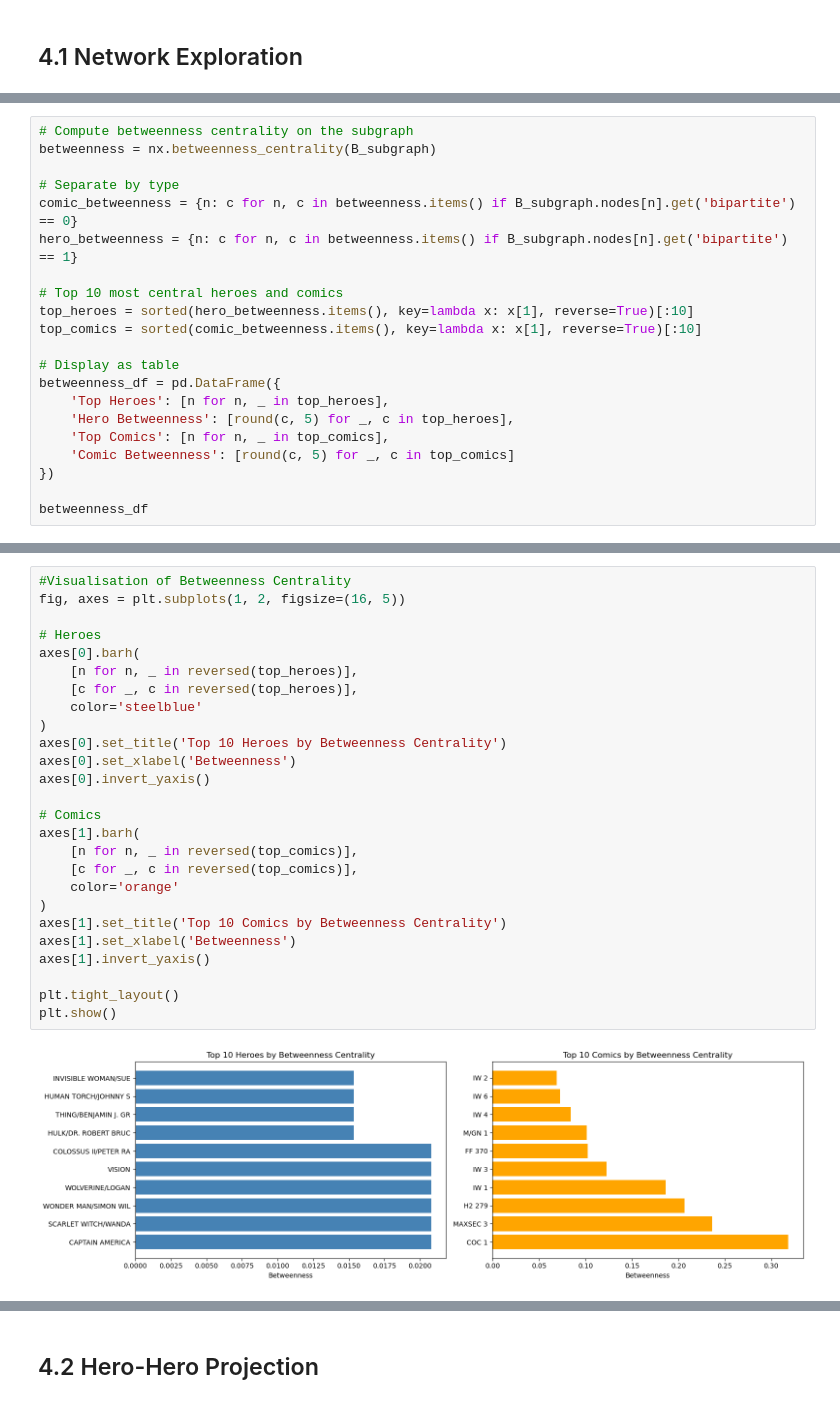
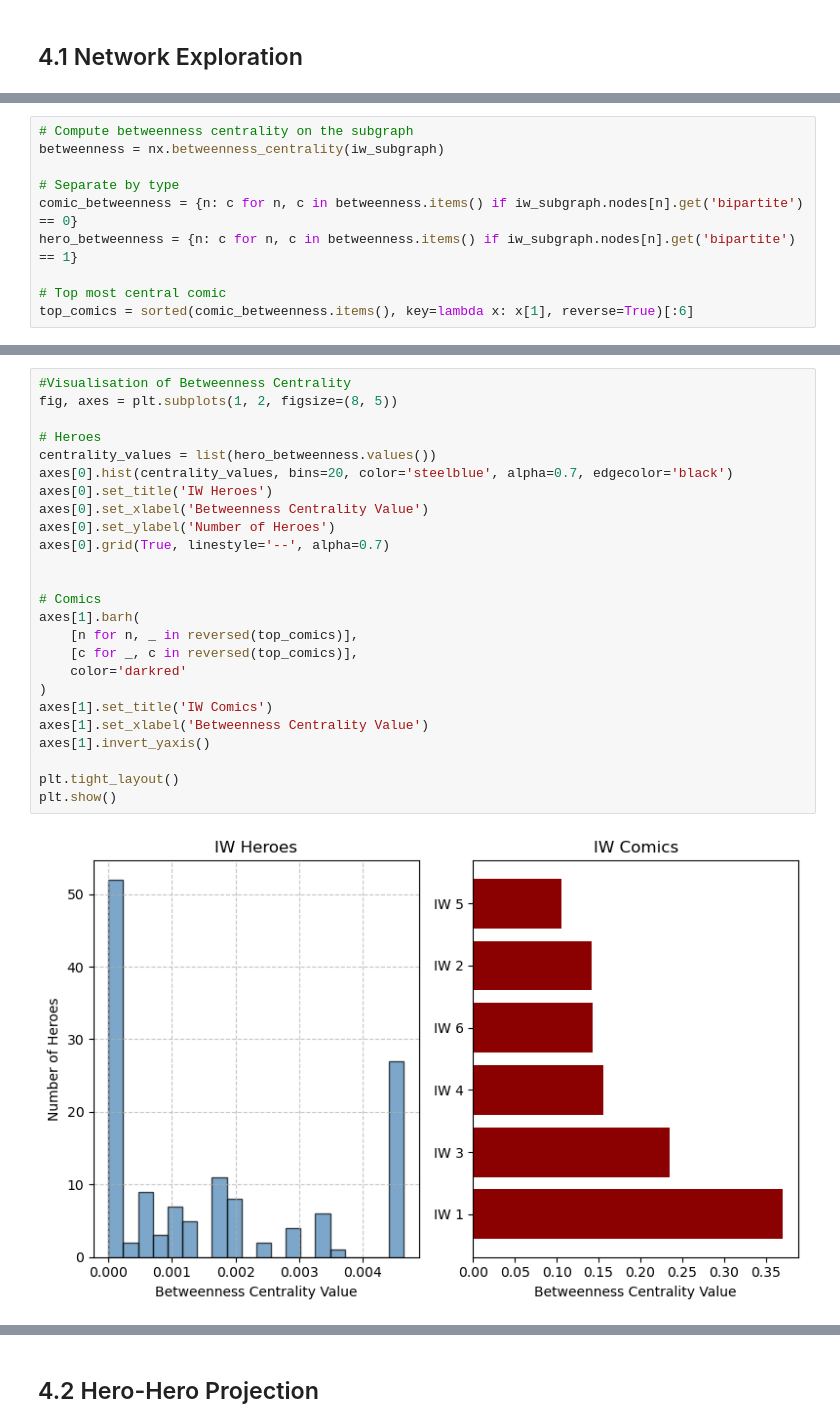
Before and after one commit to Konpyuuta/social-media-analytics, a Jupyter notebook: final_marvel_project.ipynb, the cells around one changed output, grey strips where cells are left out. Drawn from its saved outputs; the diff is of its cells as text.

```diff
--- a/final_marvel_project.ipynb
+++ b/final_marvel_project.ipynb
@@ -694,21 +813,10 @@ plt.show()
 # %%
 # Compute betweenness centrality on the subgraph
-betweenness = nx.betweenness_centrality(B_subgraph)
+betweenness = nx.betweenness_centrality(iw_subgraph)
 
 # Separate by type
-comic_betweenness = {n: c for n, c in betweenness.items() if B_subgraph.nodes[n].get('bipartite') == 0}
-hero_betweenness = {n: c for n, c in betweenness.items() if B_subgraph.nodes[n].get('bipartite') == 1}
+comic_betweenness = {n: c for n, c in betweenness.items() if iw_subgraph.nodes[n].get('bipartite') == 0}
+hero_betweenness = {n: c for n, c in betweenness.items() if iw_subgraph.nodes[n].get('bipartite') == 1}
 
-# Top 10 most central heroes and comics
-top_heroes = sorted(hero_betweenness.items(), key=lambda x: x[1], reverse=True)[:10]
-top_comics = sorted(comic_betweenness.items(), key=lambda x: x[1], reverse=True)[:10]
-
-# Display as table
-betweenness_df = pd.DataFrame({
-    'Top Heroes': [n for n, _ in top_heroes],
-    'Hero Betweenness': [round(c, 5) for _, c in top_heroes],
-    'Top Comics': [n for n, _ in top_comics],
-    'Comic Betweenness': [round(c, 5) for _, c in top_comics]
-})
-
-betweenness_df
+# Top most central comic
+top_comics = sorted(comic_betweenness.items(), key=lambda x: x[1], reverse=True)[:6]
@@ -727,28 +823,27 @@ betweenness_df
 # %%
 #Visualisation of Betweenness Centrality
-fig, axes = plt.subplots(1, 2, figsize=(16, 5))
+fig, axes = plt.subplots(1, 2, figsize=(8, 5))
 
 # Heroes
-axes[0].barh(
-    [n for n, _ in reversed(top_heroes)],
-    [c for _, c in reversed(top_heroes)],
-    color='steelblue'
-)
-axes[0].set_title('Top 10 Heroes by Betweenness Centrality')
-axes[0].set_xlabel('Betweenness')
-axes[0].invert_yaxis()
+centrality_values = list(hero_betweenness.values())
+axes[0].hist(centrality_values, bins=20, color='steelblue', alpha=0.7, edgecolor='black')
+axes[0].set_title('IW Heroes')
+axes[0].set_xlabel('Betweenness Centrality Value')
+axes[0].set_ylabel('Number of Heroes')
+axes[0].grid(True, linestyle='--', alpha=0.7)
+
 
 # Comics
 axes[1].barh(
     [n for n, _ in reversed(top_comics)],
     [c for _, c in reversed(top_comics)],
-    color='orange'
+    color='darkred'
 )
-axes[1].set_title('Top 10 Comics by Betweenness Centrality')
-axes[1].set_xlabel('Betweenness')
+axes[1].set_title('IW Comics')
+axes[1].set_xlabel('Betweenness Centrality Value')
 axes[1].invert_yaxis()
 
 plt.tight_layout()
 plt.show()
 # %% [output]
-[figure, old version]
+[figure, new version]
```
Also changed, not shown: parts of 44 cells of this notebook, 8 other files.
